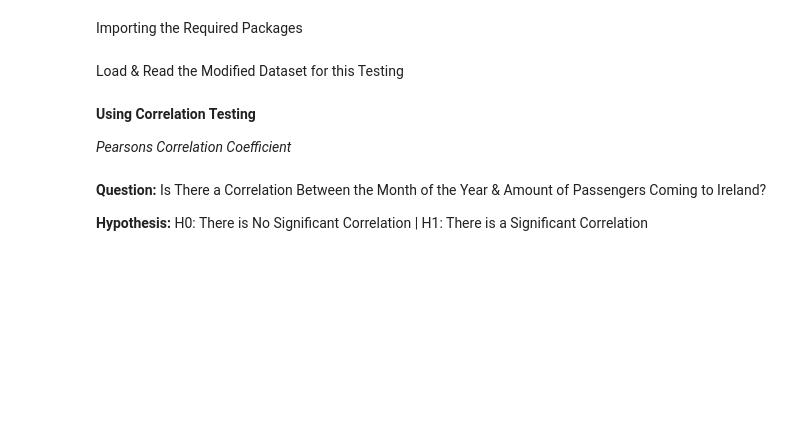
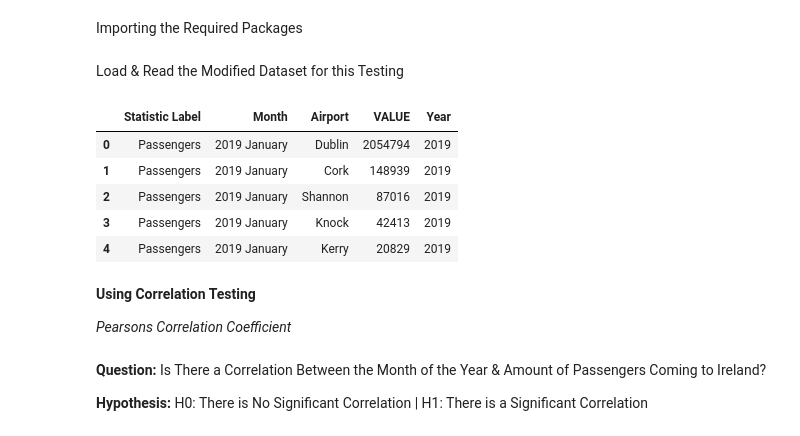
Before and after one commit to NathanKelly1/DataAnalysisProject, a Jupyter notebook: Report Upload/Has_COVID_changed_air_travel_in_a_substantual_way_.ipynb, the cells around one changed output. Saved outputs shown, nothing was run; the diff lists cells and outputs as text; code cells hidden in the pictures; blank space fills up the shorter version.

```diff
--- a/Report Upload/Has_COVID_changed_air_travel_in_a_substantual_way_.ipynb
+++ b/Report Upload/Has_COVID_changed_air_travel_in_a_substantual_way_.ipynb
@@ -692,8 +692,15 @@ import pandas as pd
 # %% [markdown]
 Load & Read the Modified Dataset for this Testing
 # %%
-df =pd.read_csv('FlightDataCorrelationModified.csv')
+df = pd.read_csv("flightdataupdated.csv")
 df.head()
+# %% [output]
+|  | Statistic Label | Month | Airport | VALUE | Year |
+| 0 | Passengers | 2019 January | Dublin | 2054794 | 2019 |
+| 1 | Passengers | 2019 January | Cork | 148939 | 2019 |
+| 2 | Passengers | 2019 January | Shannon | 87016 | 2019 |
+| 3 | Passengers | 2019 January | Knock | 42413 | 2019 |
+| 4 | Passengers | 2019 January | Kerry | 20829 | 2019 |
 # %% [markdown]
 **Using Correlation Testing**
 
```
Also changed, not shown: parts of 2 cells of this notebook.
